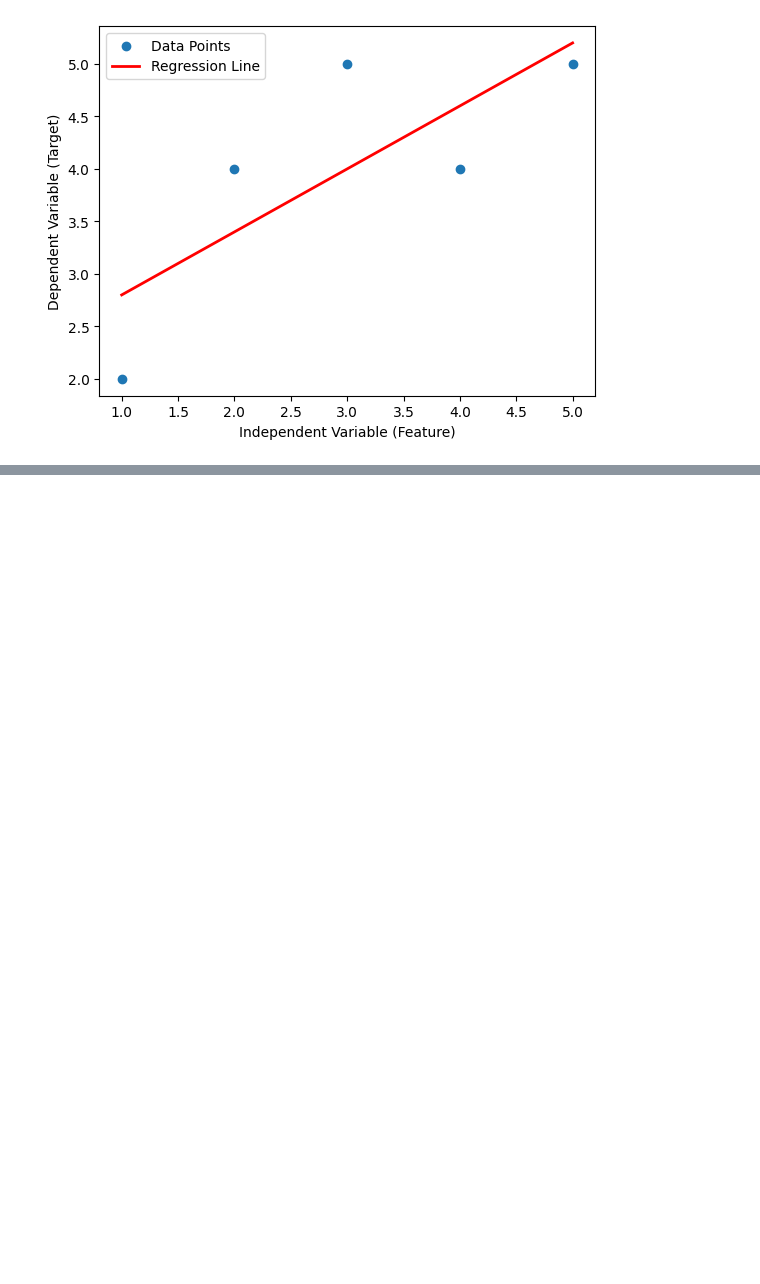
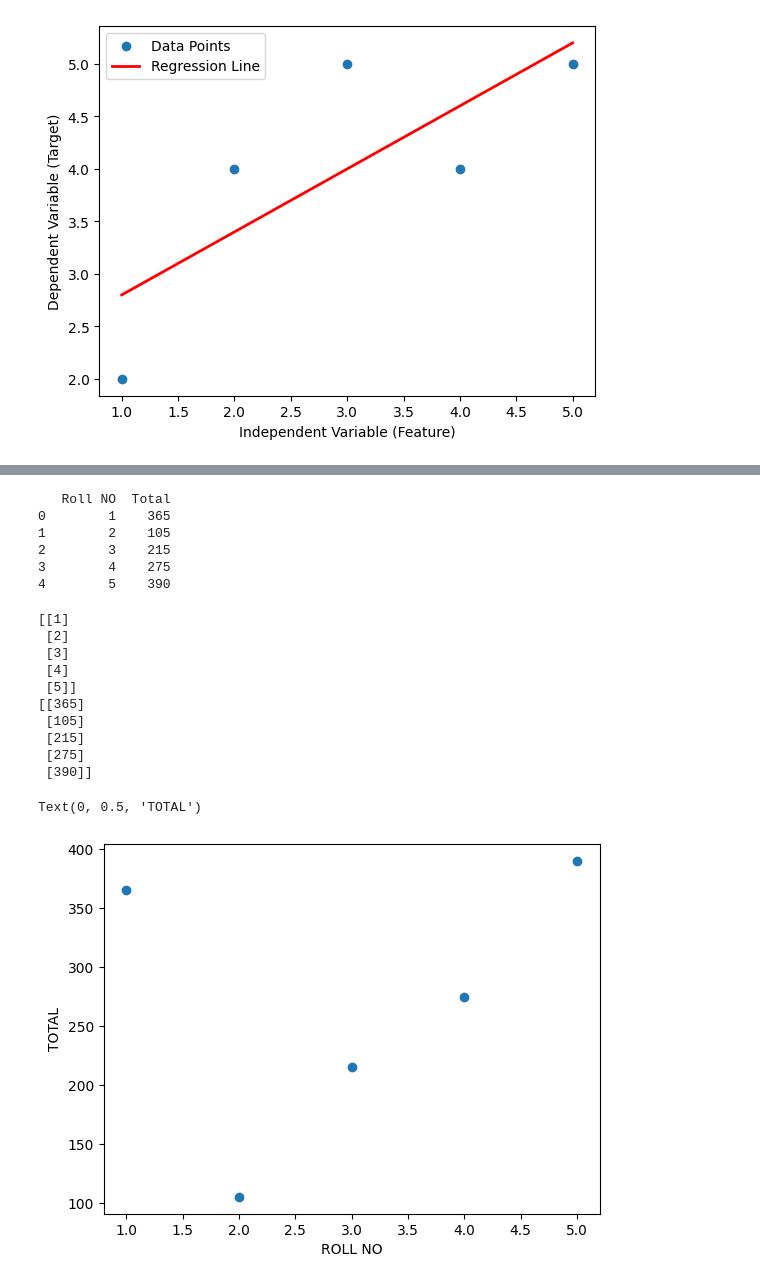
Before and after one commit to NaveenGumaste/Python-ML, a Jupyter notebook: 28-08-23 Univariant Linear Regression.ipynb, the cells around one changed output, grey strips where cells are left out. Drawn from its saved outputs; the diff is of its cells as text; code cells hidden in the pictures; blank space fills up the shorter version.

```diff
--- a/28-08-23 Univariant Linear Regression.ipynb
+++ b/28-08-23 Univariant Linear Regression.ipynb
@@ -185,0 +92,34 @@ NameError: name 't' is not defined
+# %%
+import numpy as np
+import pandas as pd
+import matplotlib.pyplot as plt
+data=pd.read_csv("./linearregression-data2.csv")
+print(data)
+# %% [output]
+   Roll NO  Total
+0        1    365
+1        2    105
+2        3    215
+3        4    275
+4        5    390
+# %%
+x=np.array(data[['Roll NO']])
+y=np.array(data[['Total']])
+print(x)
+print(y)
+plt.scatter(x,y)
+plt.xlabel("ROLL NO")
+plt.ylabel("TOTAL")
+# %% [output]
+[[1]
+ [2]
+ [3]
+ [4]
+ [5]]
+[[365]
+ [105]
+ [215]
+ [275]
+ [390]]
+Text(0, 0.5, 'TOTAL')
+[figure, added]
```
Also changed, not shown: parts of 2 cells of this notebook, 1 other file.
